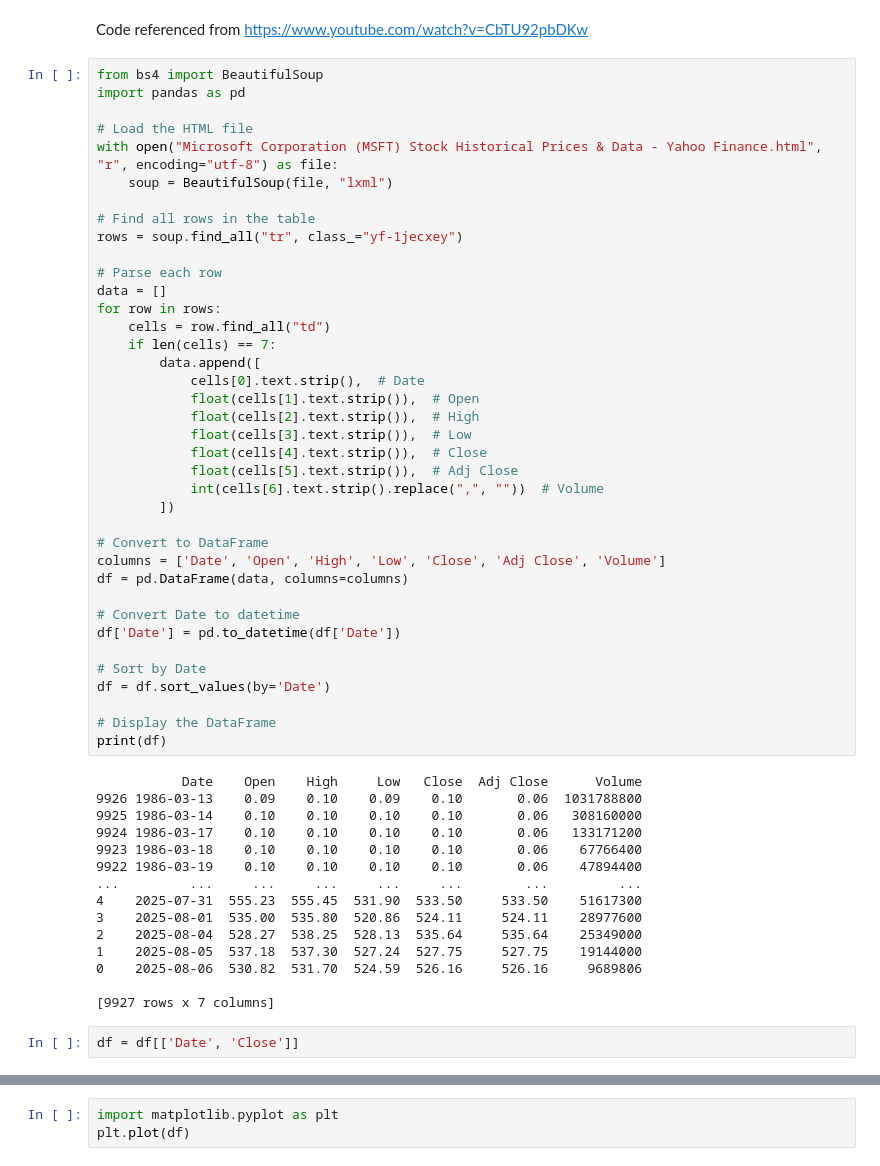
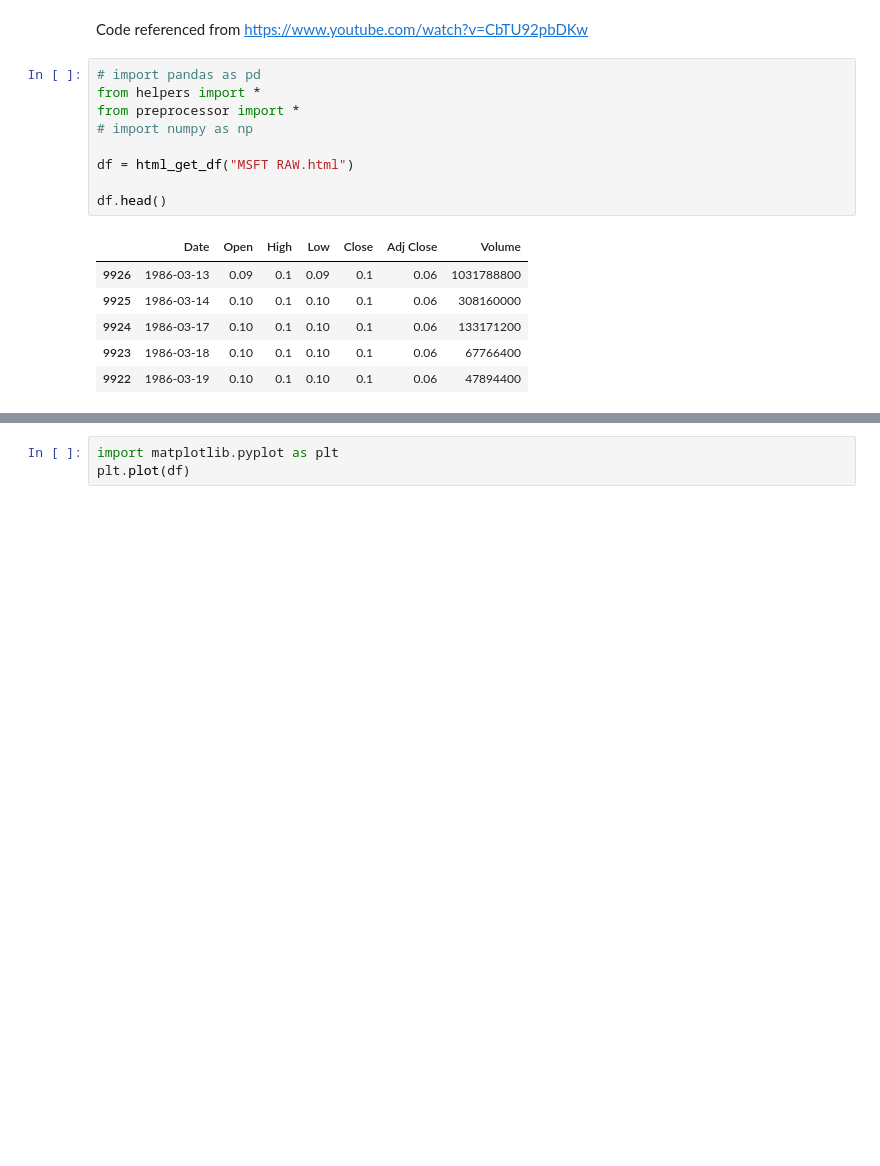
Before and after one commit to Cryptonoid2030/stock-prediction, a Jupyter notebook: lstm.ipynb, the cells around one changed output, grey strips where cells are left out. Saved outputs shown, nothing was run; the diff lists cells and outputs as text; blank space fills up the shorter version.

```diff
--- a/lstm.ipynb
+++ b/lstm.ipynb
@@ -1,58 +1,19 @@
 # %% [markdown]
 Code referenced from https://www.youtube.com/watch?v=CbTU92pbDKw
 # %%
-from bs4 import BeautifulSoup
-import pandas as pd
+# import pandas as pd
+from helpers import *
+from preprocessor import *
+# import numpy as np
 
-# Load the HTML file
-with open("Microsoft Corporation (MSFT) Stock Historical Prices & Data - Yahoo Finance.html", "r", encoding="utf-8") as file:
-    soup = BeautifulSoup(file, "lxml")
+df = html_get_df("MSFT RAW.html")
 
-# Find all rows in the table
-rows = soup.find_all("tr", class_="yf-1jecxey")
-
-# Parse each row
-data = []
-for row in rows:
-    cells = row.find_all("td")
-    if len(cells) == 7:
-        data.append([
-            cells[0].text.strip(),  # Date
-            float(cells[1].text.strip()),  # Open
-            float(cells[2].text.strip()),  # High
-            float(cells[3].text.strip()),  # Low
-            float(cells[4].text.strip()),  # Close
-            float(cells[5].text.strip()),  # Adj Close
-            int(cells[6].text.strip().replace(",", ""))  # Volume
-        ])
-
-# Convert to DataFrame
-columns = ['Date', 'Open', 'High', 'Low', 'Close', 'Adj Close', 'Volume']
-df = pd.DataFrame(data, columns=columns)
-
-# Convert Date to datetime
-df['Date'] = pd.to_datetime(df['Date'])
-
-# Sort by Date
-df = df.sort_values(by='Date')
-
-# Display the DataFrame
-print(df)
+df.head()
 # %% [output]
-           Date    Open    High     Low   Close  Adj Close      Volume
-9926 1986-03-13    0.09    0.10    0.09    0.10       0.06  1031788800
-9925 1986-03-14    0.10    0.10    0.10    0.10       0.06   308160000
-9924 1986-03-17    0.10    0.10    0.10    0.10       0.06   133171200
-9923 1986-03-18    0.10    0.10    0.10    0.10       0.06    67766400
-9922 1986-03-19    0.10    0.10    0.10    0.10       0.06    47894400
-...         ...     ...     ...     ...     ...        ...         ...
-4    2025-07-31  555.23  555.45  531.90  533.50     533.50    51617300
-3    2025-08-01  535.00  535.80  520.86  524.11     524.11    28977600
-2    2025-08-04  528.27  538.25  528.13  535.64     535.64    25349000
-1    2025-08-05  537.18  537.30  527.24  527.75     527.75    19144000
-0    2025-08-06  530.82  531.70  524.59  526.16     526.16     9689806
-
-[9927 rows x 7 columns]
+|  | Date | Open | High | Low | Close | Adj Close | Volume |
+| 9926 | 1986-03-13 | 0.09 | 0.1 | 0.09 | 0.1 | 0.06 | 1031788800 |
+| 9925 | 1986-03-14 | 0.10 | 0.1 | 0.10 | 0.1 | 0.06 | 308160000 |
+| 9924 | 1986-03-17 | 0.10 | 0.1 | 0.10 | 0.1 | 0.06 | 133171200 |
+| 9923 | 1986-03-18 | 0.10 | 0.1 | 0.10 | 0.1 | 0.06 | 67766400 |
+| 9922 | 1986-03-19 | 0.10 | 0.1 | 0.10 | 0.1 | 0.06 | 47894400 |
-# %%
-df = df[['Date', 'Close']]
 # %%
```
Also changed, not shown: parts of 9 cells of this notebook, 3 other files.
